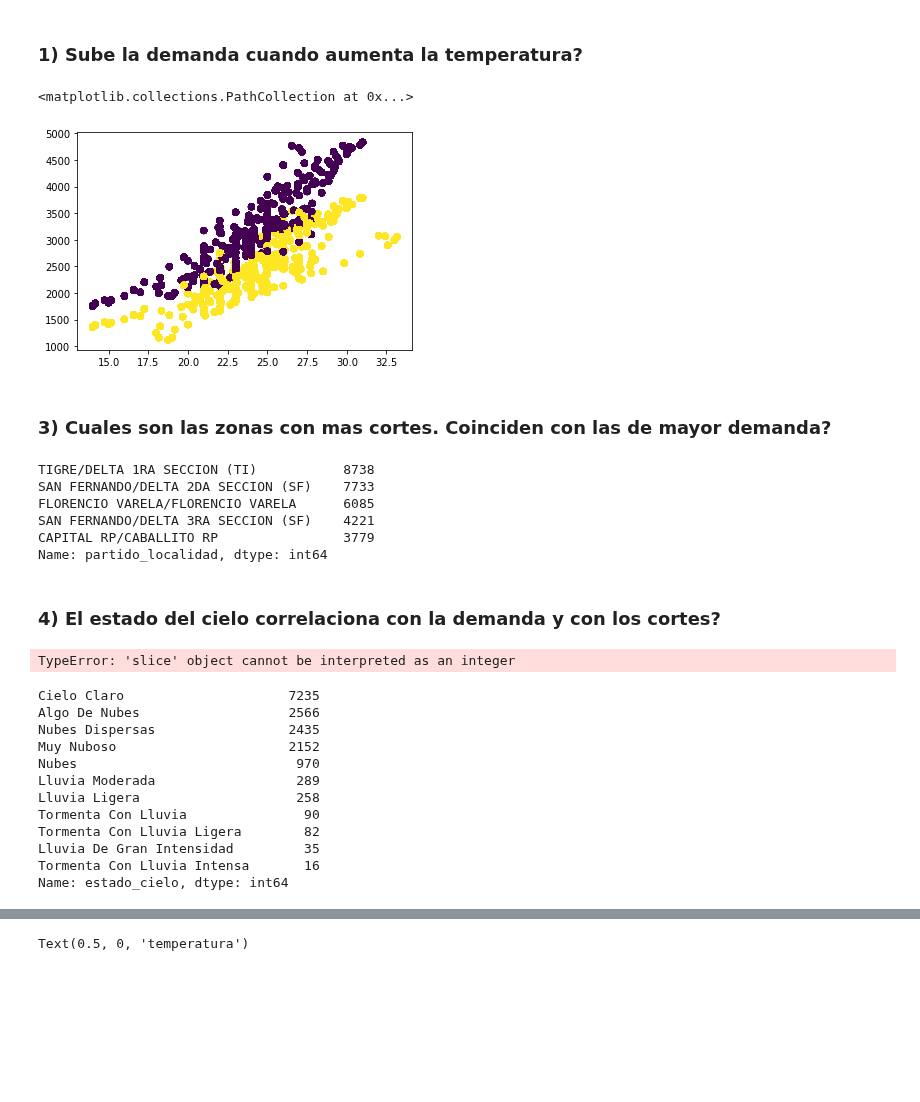
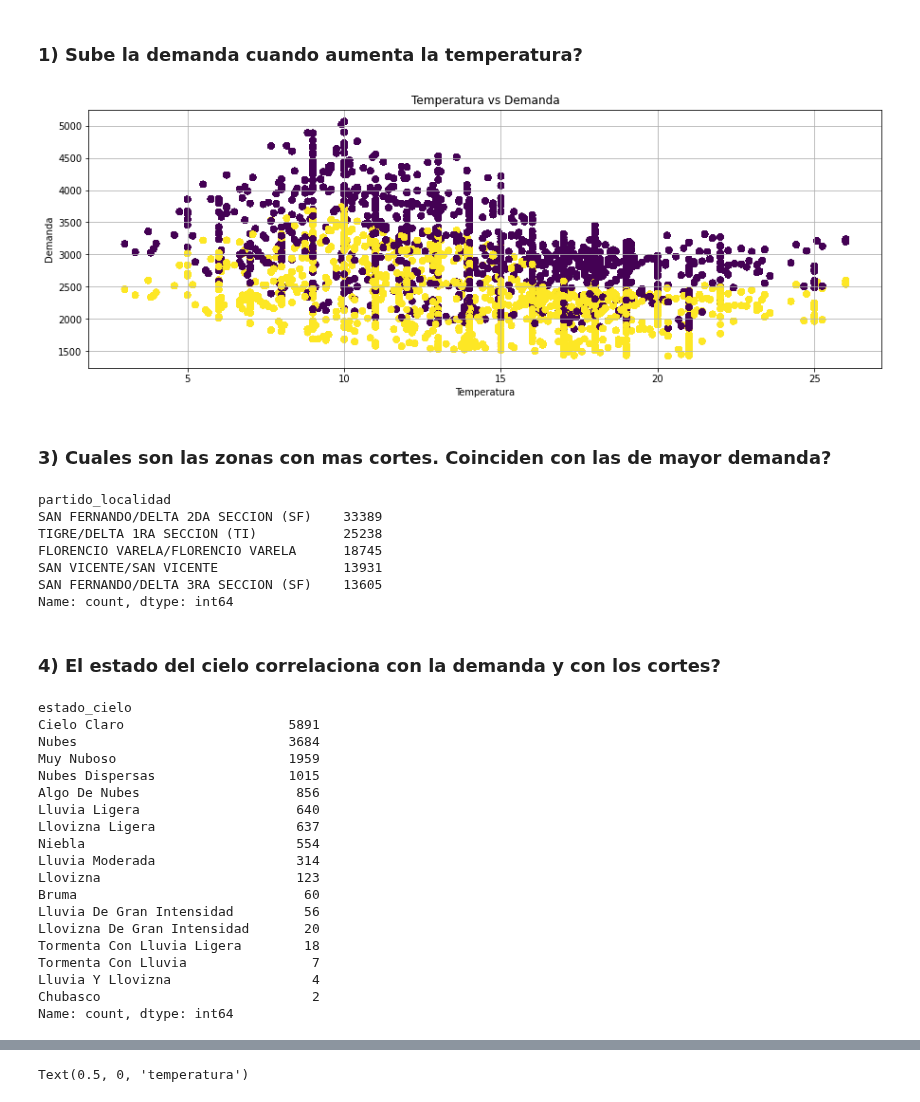
Before and after one commit to elsonidoq/enre, a Jupyter notebook: notebooks/02-EDA.ipynb, the cells around one changed output, grey strips where cells are left out. Drawn from its saved outputs; the diff is of its cells as text; code cells hidden in the pictures; blank space fills up the shorter version.

```diff
--- a/notebooks/02-EDA.ipynb
+++ b/notebooks/02-EDA.ipynb
@@ -126,0 +3,2 @@ for fname in tqdm(os.listdir('data')):
+# %%
+cortes, demanda, clima = load_all(skip_errors=True)
@@ -165,7 +47,7 @@ plt.figure(figsize=(10,5))
 
 plt.title('Demanda por hora')
 for region in demanda_df.region.unique():
-    demanda_df[demanda_df.region==region].set_index('fecha').dem.plot(label=region2str[region])
+    demanda_df[demanda_df.region==region].set_index('fecha').sort_index().dem.plot(label=region2str[region])
 
 plt.legend(loc='best')
 # %% [output]
@@ -364,10 +260,14 @@ merged.head()
 # %% [markdown]
 ### 1) Sube la demanda cuando aumenta la temperatura?
 # %%
-plt.scatter(merged.temperatura, merged.demHoy, c=merged.region)
+plt.figure(figsize=(15,5))
+plt.scatter(merged.temperatura, merged.dem, c=merged.region)
+plt.xlabel('Temperatura')
+plt.ylabel('Demanda')
+plt.grid()
+plt.title('Temperatura vs Demanda');
 # %% [output]
-<matplotlib.collections.PathCollection at 0x...>
-[figure, old version]
+[figure, new version]
 # %% [markdown]
 ### 3) Cuales son las zonas con mas cortes. Coinciden con las de mayor demanda?
 # %%
@@ -375,30 +275,34 @@ cortes_df['partido_localidad'] = cortes_df.partido + "/" + cortes_df.localidad
 # %%
 cortes_df.partido_localidad.value_counts().head(5)
 # %% [output]
-TIGRE/DELTA 1RA SECCION (TI)           8738
-SAN FERNANDO/DELTA 2DA SECCION (SF)    7733
-FLORENCIO VARELA/FLORENCIO VARELA      6085
-SAN FERNANDO/DELTA 3RA SECCION (SF)    4221
-CAPITAL RP/CABALLITO RP                3779
-Name: partido_localidad, dtype: int64
+partido_localidad
+SAN FERNANDO/DELTA 2DA SECCION (SF)    33389
+TIGRE/DELTA 1RA SECCION (TI)           25238
+FLORENCIO VARELA/FLORENCIO VARELA      18745
+SAN VICENTE/SAN VICENTE                13931
+SAN FERNANDO/DELTA 3RA SECCION (SF)    13605
+Name: count, dtype: int64
 # %% [markdown]
 ### 4) El estado del cielo correlaciona con la demanda y con los cortes?
-# %%
-range(a)
-# %% [output]
-TypeError: 'slice' object cannot be interpreted as an integer
 # %%
 clima_df.estado_cielo.value_counts()
 # %% [output]
-Cielo Claro                     7235
-Algo De Nubes                   2566
-Nubes Dispersas                 2435
-Muy Nuboso                      2152
-Nubes                            970
-Lluvia Moderada                  289
-Lluvia Ligera                    258
-Tormenta Con Lluvia               90
-Tormenta Con Lluvia Ligera        82
-Lluvia De Gran Intensidad         35
-Tormenta Con Lluvia Intensa       16
-Name: estado_cielo, dtype: int64
+estado_cielo
+Cielo Claro                     5891
+Nubes                           3684
+Muy Nuboso                      1959
+Nubes Dispersas                 1015
+Algo De Nubes                    856
+Lluvia Ligera                    640
+Llovizna Ligera                  637
+Niebla                           554
+Lluvia Moderada                  314
+Llovizna                         123
+Bruma                             60
+Lluvia De Gran Intensidad         56
+Llovizna De Gran Intensidad       20
+Tormenta Con Lluvia Ligera        18
+Tormenta Con Lluvia                7
+Lluvia Y Llovizna                  4
+Chubasco                           2
+Name: count, dtype: int64
```
Also changed, not shown: parts of 43 cells of this notebook, 5 other files.
